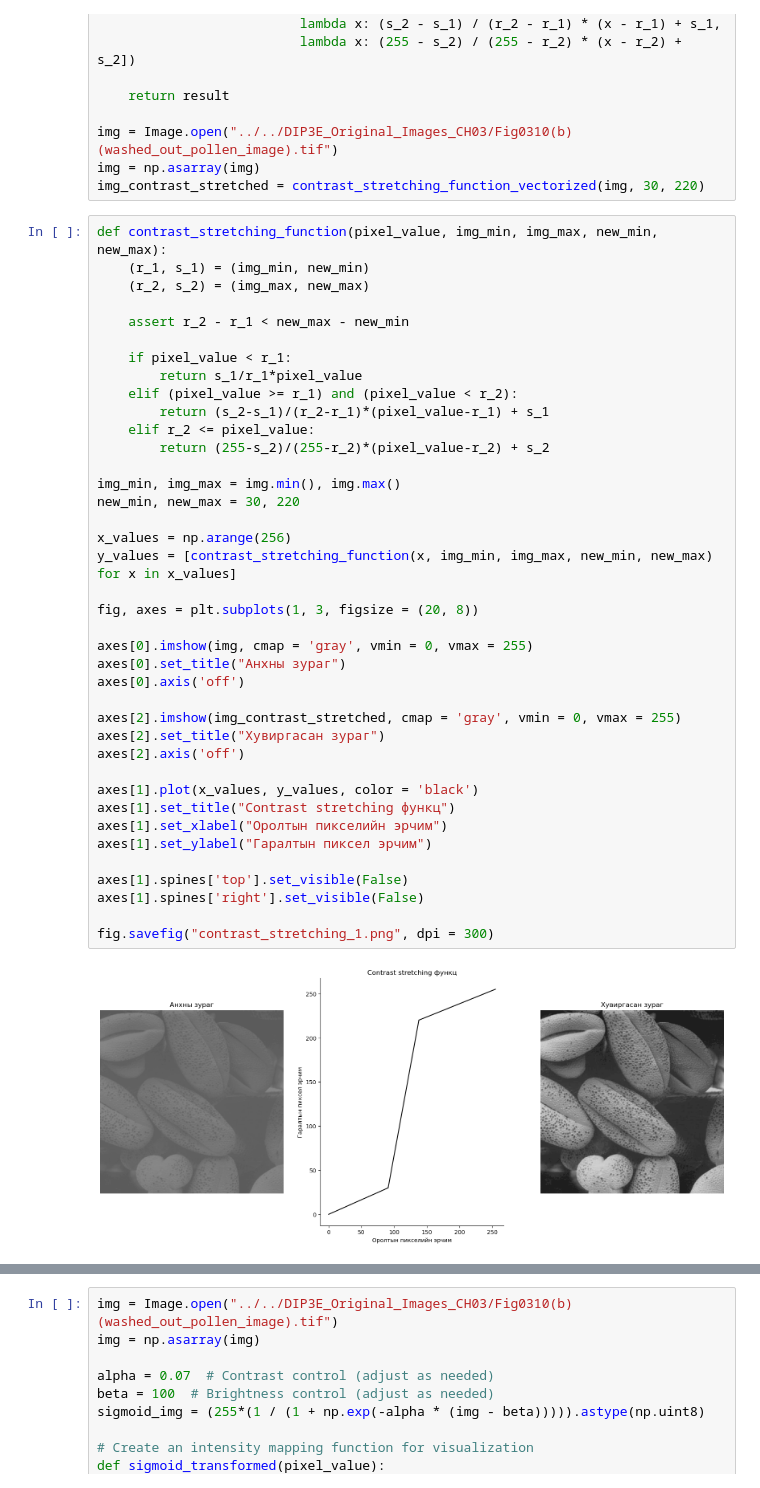
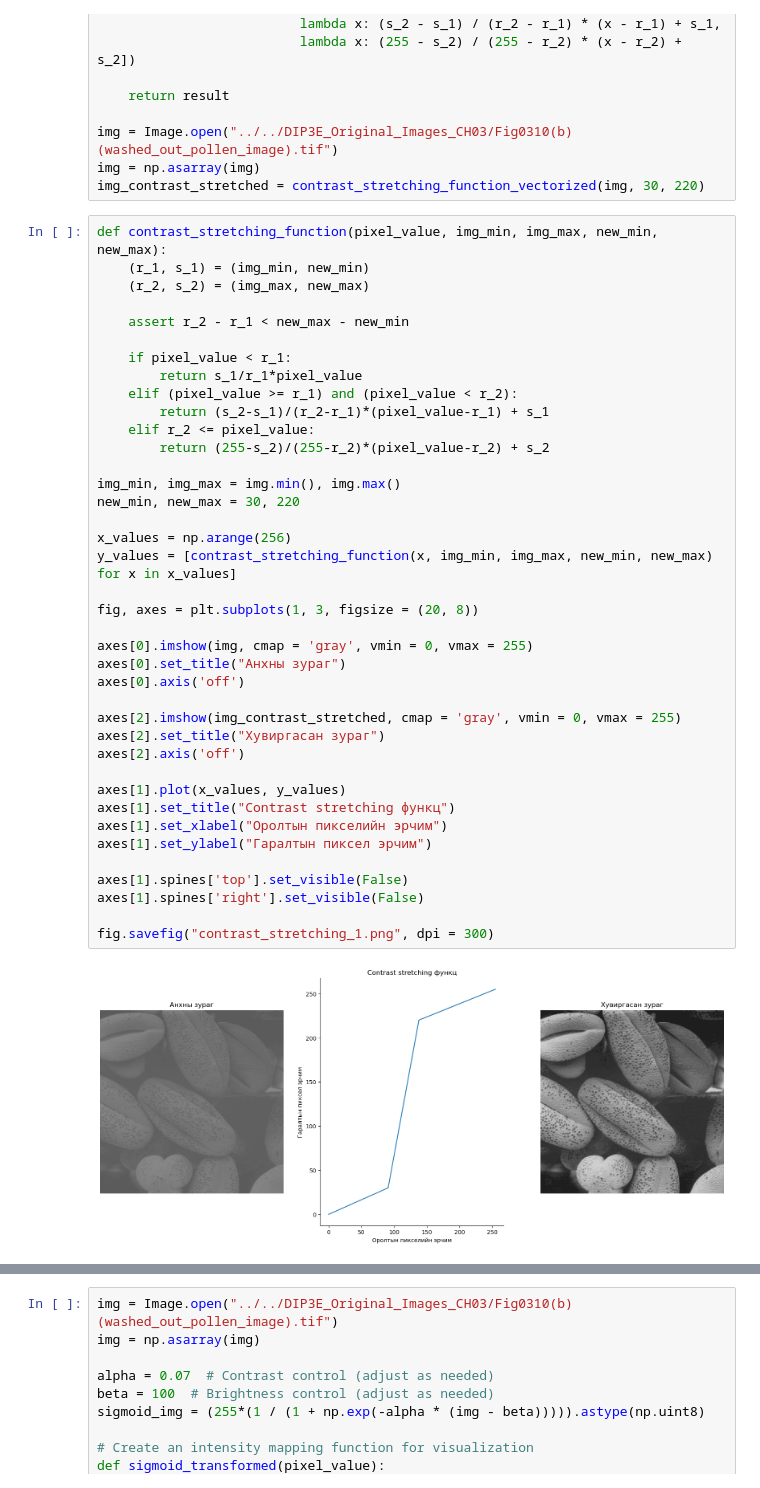
Before and after one commit to TemuujinE/NUM-Pattern-Recognition, a Jupyter notebook: lab2/Start/Constrast Stretching.ipynb, the cells around one changed output, grey strips where cells are left out. Drawn from its saved outputs; the diff is of its cells as text.

```diff
--- a/lab2/Start/Constrast Stretching.ipynb
+++ b/lab2/Start/Constrast Stretching.ipynb
@@ -47,32 +47,32 @@ def contrast_stretching_function(pixel_value, img_min, img_max, new_min, new_max
     elif (pixel_value >= r_1) and (pixel_value < r_2):
         return (s_2-s_1)/(r_2-r_1)*(pixel_value-r_1) + s_1
     elif r_2 <= pixel_value:
         return (255-s_2)/(255-r_2)*(pixel_value-r_2) + s_2
 
 img_min, img_max = img.min(), img.max()
 new_min, new_max = 30, 220
 
 x_values = np.arange(256)
 y_values = [contrast_stretching_function(x, img_min, img_max, new_min, new_max) for x in x_values]
 
 fig, axes = plt.subplots(1, 3, figsize = (20, 8))
 
 axes[0].imshow(img, cmap = 'gray', vmin = 0, vmax = 255)
 axes[0].set_title("Анхны зураг")
 axes[0].axis('off')
 
 axes[2].imshow(img_contrast_stretched, cmap = 'gray', vmin = 0, vmax = 255)
 axes[2].set_title("Хувиргасан зураг")
 axes[2].axis('off')
 
-axes[1].plot(x_values, y_values, color = 'black')
+axes[1].plot(x_values, y_values)
 axes[1].set_title("Contrast stretching функц")
 axes[1].set_xlabel("Оролтын пикселийн эрчим")
 axes[1].set_ylabel("Гаралтын пиксел эрчим")
 
 axes[1].spines['top'].set_visible(False)
 axes[1].spines['right'].set_visible(False)
 
 fig.savefig("contrast_stretching_1.png", dpi = 300)
 # %% [output]
-[figure, old version]
+[figure, new version]
```
Also changed, not shown: parts of 5 cells of this notebook, 5 other files.
